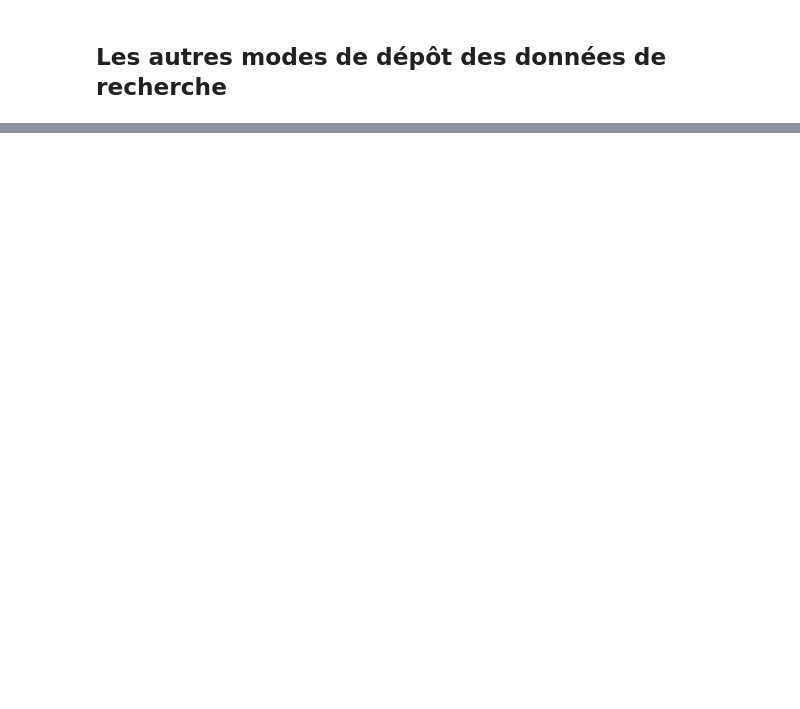
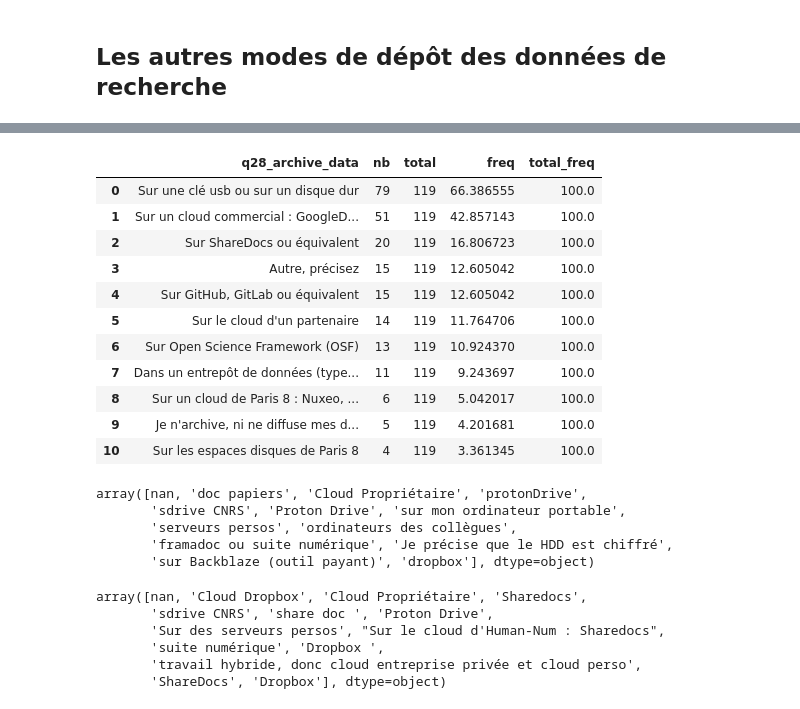
Before and after one commit to luneauaymeric/enquete_SO_p8, a Jupyter notebook: _build/jupyter_execute/script_analyse/stat_descriptive/connaissance_science_ouverte.ipynb, the cells around one changed output, grey strips where cells are left out. Cells and saved outputs as stored; diff of their text form; code cells hidden in the pictures; blank space fills up the shorter version.

```diff
--- a/_build/jupyter_execute/script_analyse/stat_descriptive/connaissance_science_ouverte.ipynb
+++ b/_build/jupyter_execute/script_analyse/stat_descriptive/connaissance_science_ouverte.ipynb
@@ -239,0 +470,33 @@ sns.despine(left=True, bottom=True)
+# %%
+df_exp, gb_archive = split_multiple_choices(df0, "q28_archive_data", "q45_clé", sep = '|')
+gb_archive
+# %% [output]
+|  | q28_archive_data | nb | total | freq | total_freq |
+| 0 | Sur une clé usb ou sur un disque dur | 79 | 119 | 66.386555 | 100.0 |
+| 1 | Sur un cloud commercial : GoogleD... | 51 | 119 | 42.857143 | 100.0 |
+| 2 | Sur ShareDocs ou équivalent | 20 | 119 | 16.806723 | 100.0 |
+| 3 | Autre, précisez | 15 | 119 | 12.605042 | 100.0 |
+| 4 | Sur GitHub, GitLab ou équivalent | 15 | 119 | 12.605042 | 100.0 |
+| 5 | Sur le cloud d'un partenaire | 14 | 119 | 11.764706 | 100.0 |
+| 6 | Sur Open Science Framework (OSF) | 13 | 119 | 10.924370 | 100.0 |
+| 7 | Dans un entrepôt de données (type... | 11 | 119 | 9.243697 | 100.0 |
+| 8 | Sur un cloud de Paris 8 : Nuxeo, ... | 6 | 119 | 5.042017 | 100.0 |
+| 9 | Je n'archive, ni ne diffuse mes d... | 5 | 119 | 4.201681 | 100.0 |
+| 10 | Sur les espaces disques de Paris 8 | 4 | 119 | 3.361345 | 100.0 |
+# %%
+df0.q33_1_autre_suavegarde.unique()
+# %% [output]
+array([nan, 'doc papiers', 'Cloud Propriétaire', 'protonDrive',
+       'sdrive CNRS', 'Proton Drive', 'sur mon ordinateur portable',
+       'serveurs persos', 'ordinateurs des collègues',
+       'framadoc ou suite numérique', 'Je précise que le HDD est chiffré',
+       'sur Backblaze (outil payant)', 'dropbox'], dtype=object)
+# %%
+df0.q31_1_autre_stockage.unique()
+# %% [output]
+array([nan, 'Cloud Dropbox', 'Cloud Propriétaire', 'Sharedocs',
+       'sdrive CNRS', 'share doc ', 'Proton Drive',
+       'Sur des serveurs persos', "Sur le cloud d'Human-Num : Sharedocs",
+       'suite numérique', 'Dropbox ',
+       'travail hybride, donc cloud entreprise privée et cloud perso',
+       'ShareDocs', 'Dropbox'], dtype=object)
```
Also changed, not shown: parts of 24 cells of this notebook, 46 other files.
